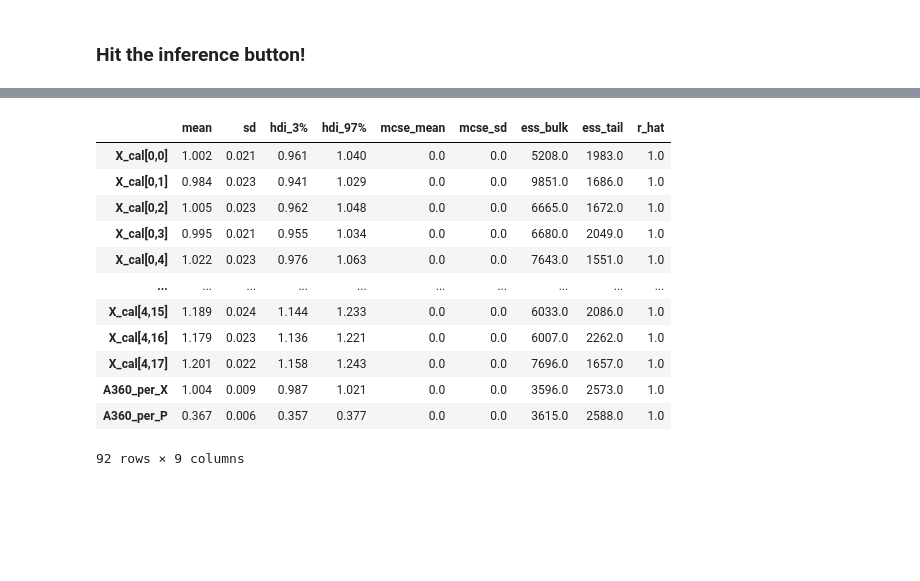
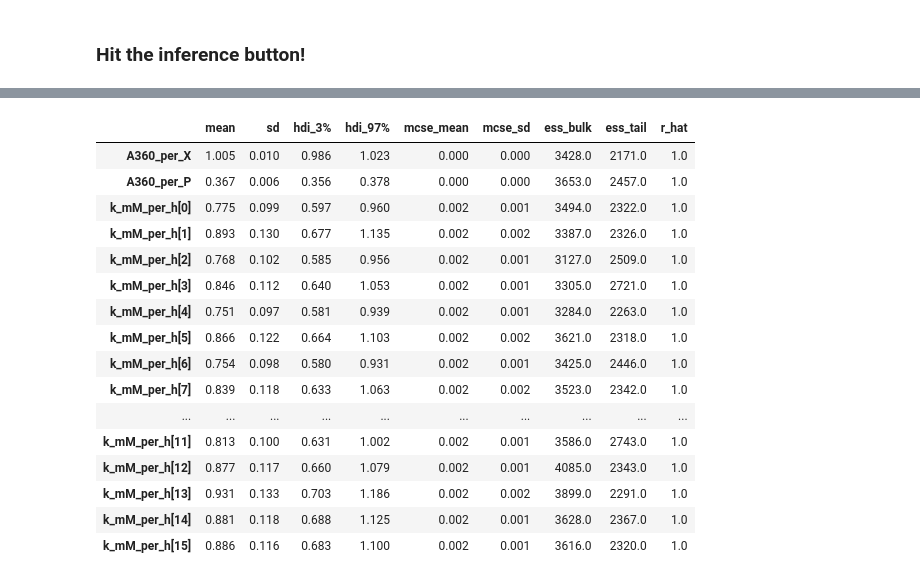
Before and after one commit to JuBiotech/diginbio-car-paper, a Jupyter notebook: notebooks/02_Model Fitting.ipynb, the cells around one changed output, grey strips where cells are left out. Drawn from its saved outputs; the diff is of its cells as text; code cells hidden in the pictures; blank space fills up the shorter version.

```diff
--- a/notebooks/02_Model Fitting.ipynb
+++ b/notebooks/02_Model Fitting.ipynb
@@ -79,19 +78,23 @@ array([<AxesSubplot:title={'center':'94.0% HDI'}>], dtype=object)
 # %%
-arviz.summary(idata, var_names=["X_cal", "A360_per_X", "A360_per_P"])
+arviz.summary(idata, var_names=["A360_per_X", "A360_per_P", "k_mM_per_h"])
 # %% [output]
 |  | mean | sd | hdi_3% | hdi_97% | mcse_mean | mcse_sd | ess_bulk | ess_tail | r_hat |
-| X_cal[0,0] | 1.002 | 0.021 | 0.961 | 1.040 | 0.0 | 0.0 | 5208.0 | 1983.0 | 1.0 |
-| X_cal[0,1] | 0.984 | 0.023 | 0.941 | 1.029 | 0.0 | 0.0 | 9851.0 | 1686.0 | 1.0 |
-| X_cal[0,2] | 1.005 | 0.023 | 0.962 | 1.048 | 0.0 | 0.0 | 6665.0 | 1672.0 | 1.0 |
-| X_cal[0,3] | 0.995 | 0.021 | 0.955 | 1.034 | 0.0 | 0.0 | 6680.0 | 2049.0 | 1.0 |
-| X_cal[0,4] | 1.022 | 0.023 | 0.976 | 1.063 | 0.0 | 0.0 | 7643.0 | 1551.0 | 1.0 |
+| A360_per_X | 1.005 | 0.010 | 0.986 | 1.023 | 0.000 | 0.000 | 3428.0 | 2171.0 | 1.0 |
+| A360_per_P | 0.367 | 0.006 | 0.356 | 0.378 | 0.000 | 0.000 | 3653.0 | 2457.0 | 1.0 |
+| k_mM_per_h[0] | 0.775 | 0.099 | 0.597 | 0.960 | 0.002 | 0.001 | 3494.0 | 2322.0 | 1.0 |
+| k_mM_per_h[1] | 0.893 | 0.130 | 0.677 | 1.135 | 0.002 | 0.002 | 3387.0 | 2326.0 | 1.0 |
+| k_mM_per_h[2] | 0.768 | 0.102 | 0.585 | 0.956 | 0.002 | 0.001 | 3127.0 | 2509.0 | 1.0 |
+| k_mM_per_h[3] | 0.846 | 0.112 | 0.640 | 1.053 | 0.002 | 0.001 | 3305.0 | 2721.0 | 1.0 |
+| k_mM_per_h[4] | 0.751 | 0.097 | 0.581 | 0.939 | 0.002 | 0.001 | 3284.0 | 2263.0 | 1.0 |
+| k_mM_per_h[5] | 0.866 | 0.122 | 0.664 | 1.103 | 0.002 | 0.002 | 3621.0 | 2318.0 | 1.0 |
+| k_mM_per_h[6] | 0.754 | 0.098 | 0.580 | 0.931 | 0.002 | 0.001 | 3425.0 | 2446.0 | 1.0 |
+| k_mM_per_h[7] | 0.839 | 0.118 | 0.633 | 1.063 | 0.002 | 0.002 | 3523.0 | 2342.0 | 1.0 |
 | ... | ... | ... | ... | ... | ... | ... | ... | ... | ... |
-| X_cal[4,15] | 1.189 | 0.024 | 1.144 | 1.233 | 0.0 | 0.0 | 6033.0 | 2086.0 | 1.0 |
-| X_cal[4,16] | 1.179 | 0.023 | 1.136 | 1.221 | 0.0 | 0.0 | 6007.0 | 2262.0 | 1.0 |
-| X_cal[4,17] | 1.201 | 0.022 | 1.158 | 1.243 | 0.0 | 0.0 | 7696.0 | 1657.0 | 1.0 |
-| A360_per_X | 1.004 | 0.009 | 0.987 | 1.021 | 0.0 | 0.0 | 3596.0 | 2573.0 | 1.0 |
-| A360_per_P | 0.367 | 0.006 | 0.357 | 0.377 | 0.0 | 0.0 | 3615.0 | 2588.0 | 1.0 |
+| k_mM_per_h[11] | 0.813 | 0.100 | 0.631 | 1.002 | 0.002 | 0.001 | 3586.0 | 2743.0 | 1.0 |
+| k_mM_per_h[12] | 0.877 | 0.117 | 0.660 | 1.079 | 0.002 | 0.001 | 4085.0 | 2343.0 | 1.0 |
+| k_mM_per_h[13] | 0.931 | 0.133 | 0.703 | 1.186 | 0.002 | 0.002 | 3899.0 | 2291.0 | 1.0 |
+| k_mM_per_h[14] | 0.881 | 0.118 | 0.688 | 1.125 | 0.002 | 0.001 | 3628.0 | 2367.0 | 1.0 |
+| k_mM_per_h[15] | 0.886 | 0.116 | 0.683 | 1.100 | 0.002 | 0.001 | 3616.0 | 2320.0 | 1.0 |
-92 rows × 9 columns
 # %%
 fp_out = plotting.plot_gif(
     fn_plot=lambda rwell: plotting.plot_reaction_well(idata, rwell),
```
Also changed, not shown: parts of 4 cells of this notebook, 2 other files.
